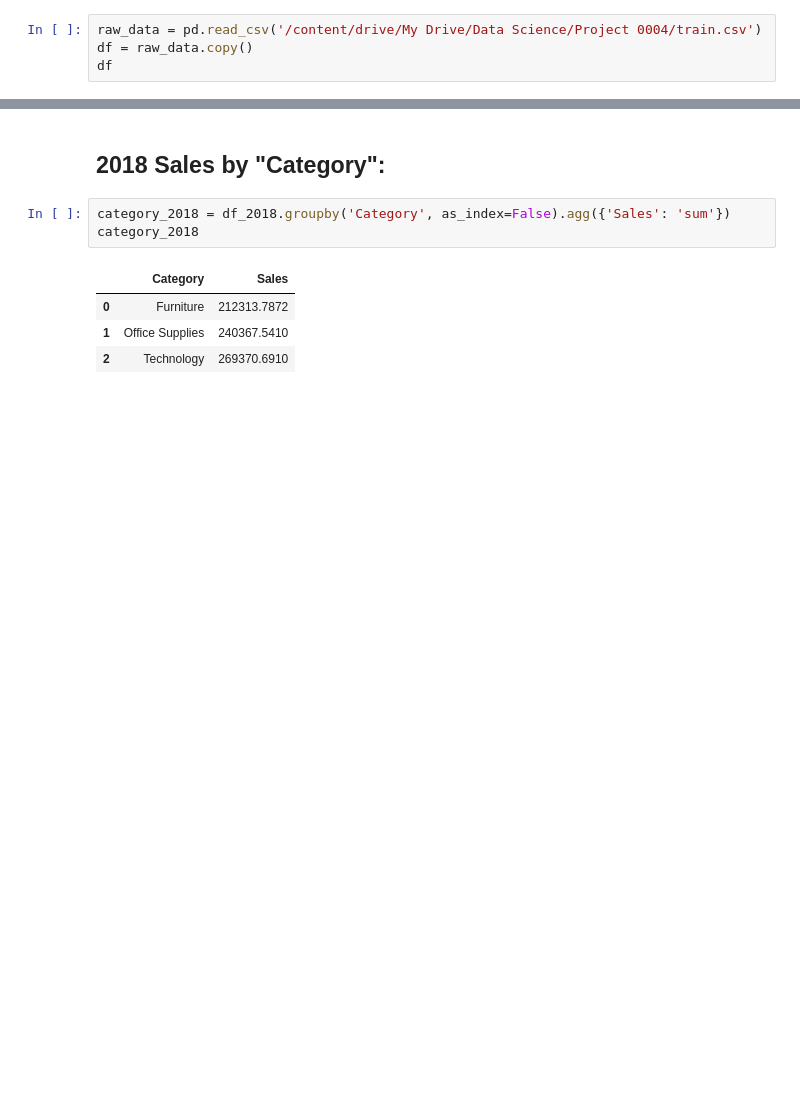
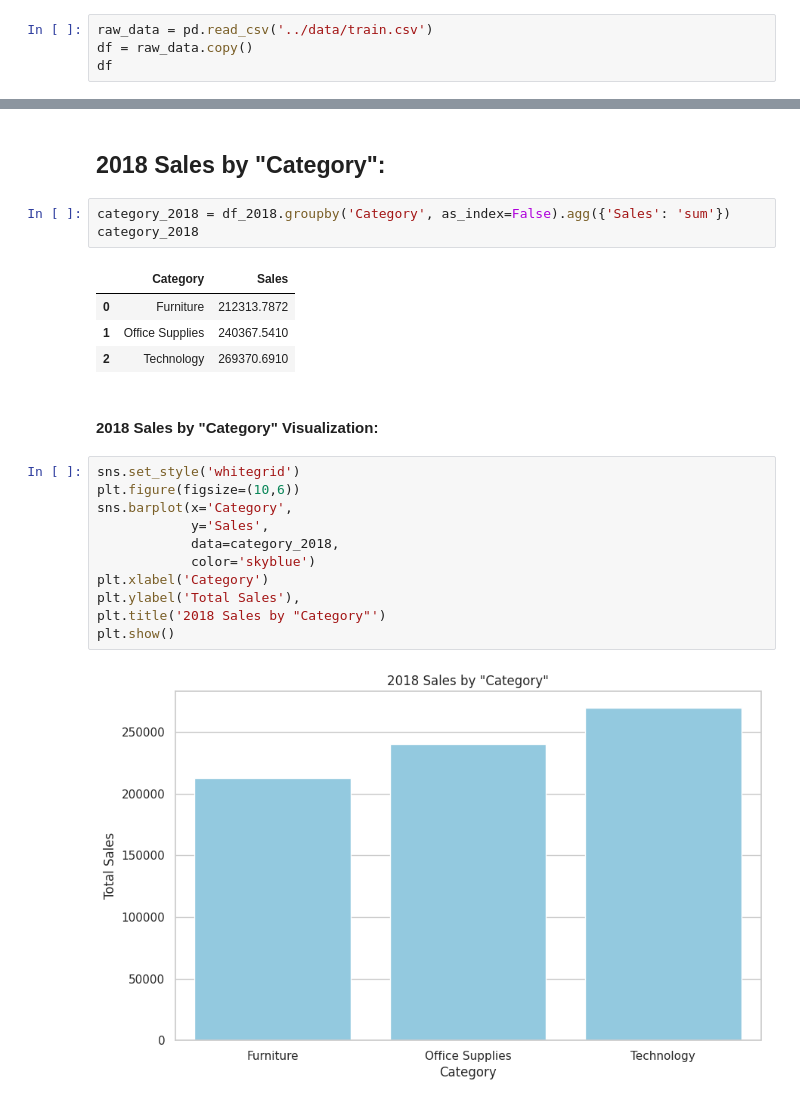
Before and after one commit to pabaldomar/dataq, a Jupyter notebook: notebooks/Train.ipynb, the cells around one changed output, grey strips where cells are left out. Cells and saved outputs as stored; diff of their text form; blank space fills up the shorter version.

```diff
--- a/notebooks/Train.ipynb
+++ b/notebooks/Train.ipynb
@@ -19,7 +8,7 @@ sns.set()
 # %% [markdown]
 # **Load Dataset:**
 # %%
-raw_data = pd.read_csv('/content/drive/My Drive/Data Science/Project 0004/train.csv')
+raw_data = pd.read_csv('../data/train.csv')
 df = raw_data.copy()
 df
 # %% [output]
@@ -424,3 +413,18 @@ category_2018
 | 0 | Furniture | 212313.7872 |
 | 1 | Office Supplies | 240367.5410 |
 | 2 | Technology | 269370.6910 |
+# %% [markdown]
+#### 2018 Sales by "Category" Visualization:
+# %%
+sns.set_style('whitegrid')
+plt.figure(figsize=(10,6))
+sns.barplot(x='Category',
+            y='Sales',
+            data=category_2018,
+            color='skyblue')
+plt.xlabel('Category')
+plt.ylabel('Total Sales'),
+plt.title('2018 Sales by "Category"')
+plt.show()
+# %% [output]
+[figure, added]
```
Also changed, not shown: parts of 3 cells of this notebook.
